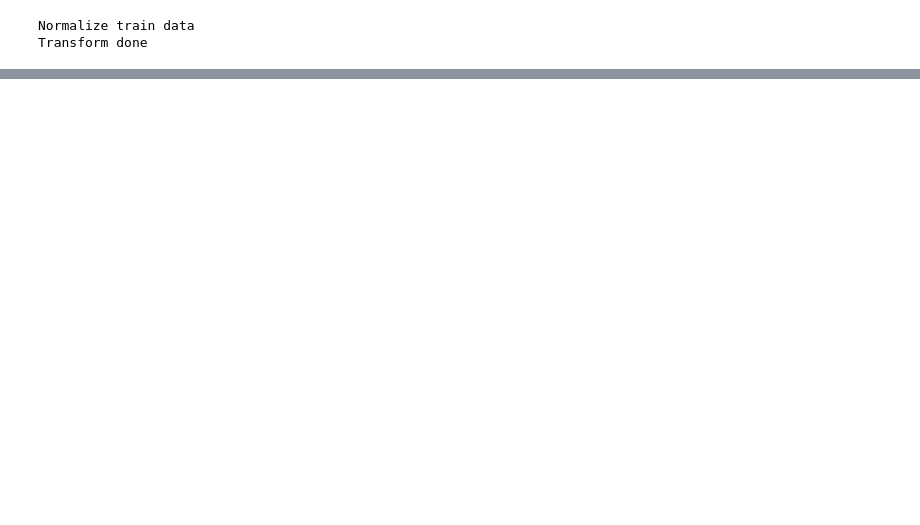
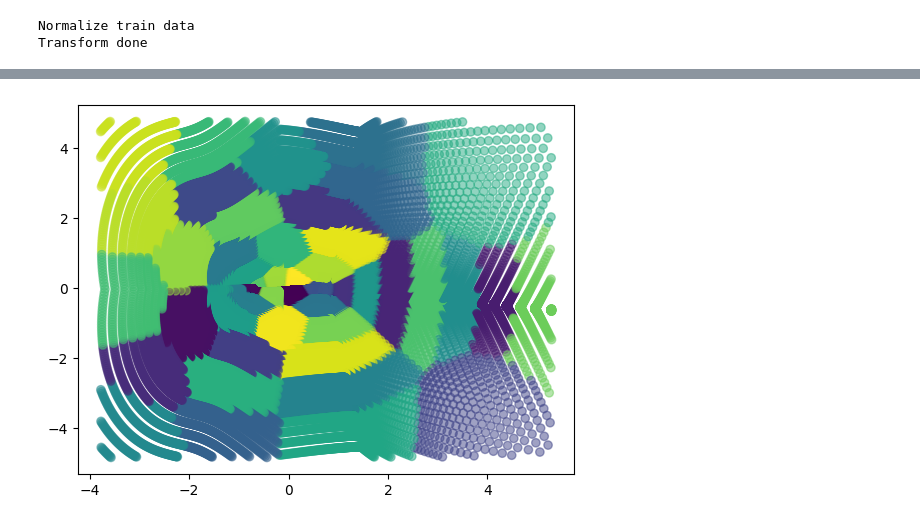
Before and after one commit to DaGrapix/ml4science, a Jupyter notebook: src/submission_attention/attention.ipynb, the cells around one changed output, grey strips where cells are left out. Drawn from its saved outputs; the diff is of its cells as text; code cells hidden in the pictures; blank space fills up the shorter version.

```diff
--- a/src/submission_attention/attention.ipynb
+++ b/src/submission_attention/attention.ipynb
@@ -41,6 +55,3 @@ LOG_PATH = root_dir + "lips_logs.log"
 BENCH_CONFIG_PATH = os.path.join(root_dir, "LIPS","configurations","airfoil","benchmarks","confAirfoil.ini") #Configuration file related to the benchmark
 SIM_CONFIG_PATH = os.path.join(submission_dir,"config.ini")
 SAVE_PATH = os.path.join(output_dir,"AirfRANSModel")
-# %%
-with open("C:/Users/pc/Desktop/github/ml4physim/", 'rb') as f:
-    benchmark = pickle.load(f)
@@ -245,0 +131,23 @@ processed_data.dataset
+# %%
+# computing mean and standard deviation of the number of meshpoints per simumation
+mean    = 0
+std     = 0
+n = len(processed_data.dataset)
+
+for i in range(n):
+    mean += processed_data.dataset[i].x.shape[0]
+mean /= len(processed_data.dataset)
+
+for i in range(n):
+    std += (processed_data.dataset[i].x.shape[0] - mean)**2
+std = np.sqrt(std/len(processed_data.dataset))
+
+print(f"Number of datapoint per simulation - mean: {mean}, std: {std}")
+
+IC_plus     = mean + 1.96*std/np.sqrt(n)
+IC_minus    = mean - 1.96*std/np.sqrt(n)
+
+print(f"Confidence interval at 95% of the size of the simulations: {IC_minus} - {IC_plus}")
+
+n_sample = 32000
+print(f"To have {n_sample} samples per cluster, one needs {mean/n_sample} +/- {1.96*std/(np.sqrt(n)*n_sample)} at the 95% confidence interval")
@@ -245,0 +214,15 @@ processed_data.dataset
+# %%
+#scatter plot of X, with alphas to show the clusters and color the cluster using idx
+import matplotlib.pyplot as plt
+
+def plot_clusters(X, idx):
+    plt.scatter(X[:,0], X[:,1], c=idx, alpha=0.5)
+    plt.show()
+
+data = processed_data.dataset[0]
+X = data.x
+cluster_idx = k_means(X,50)
+
+plot_clusters(X, cluster_idx)
+# %% [output]
+[figure, added]
```
Also changed, not shown: parts of 28 cells of this notebook, 3 other files.
